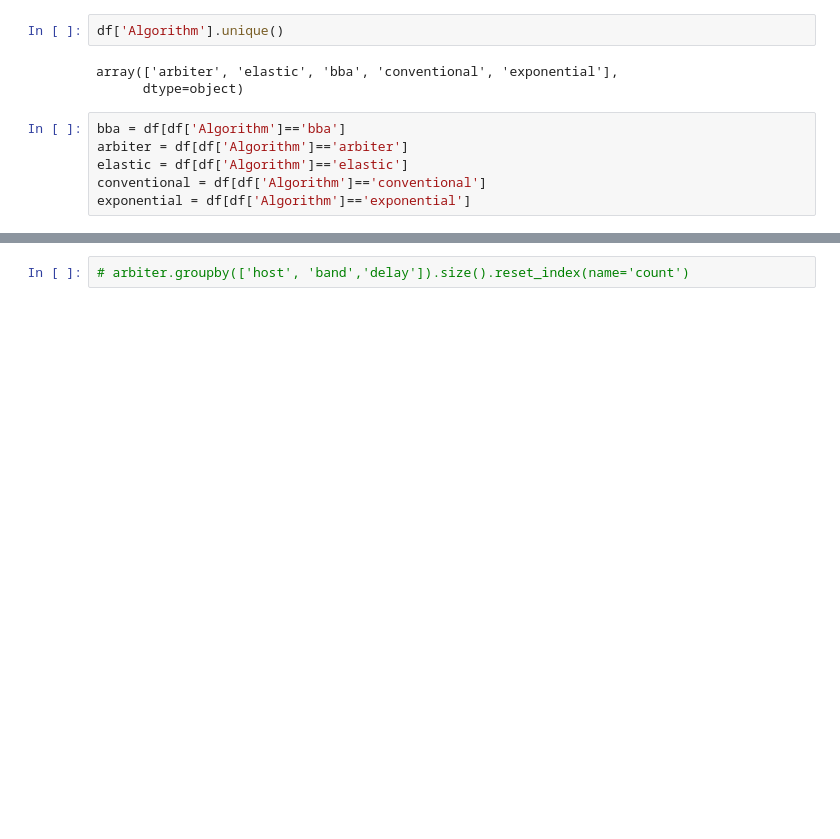
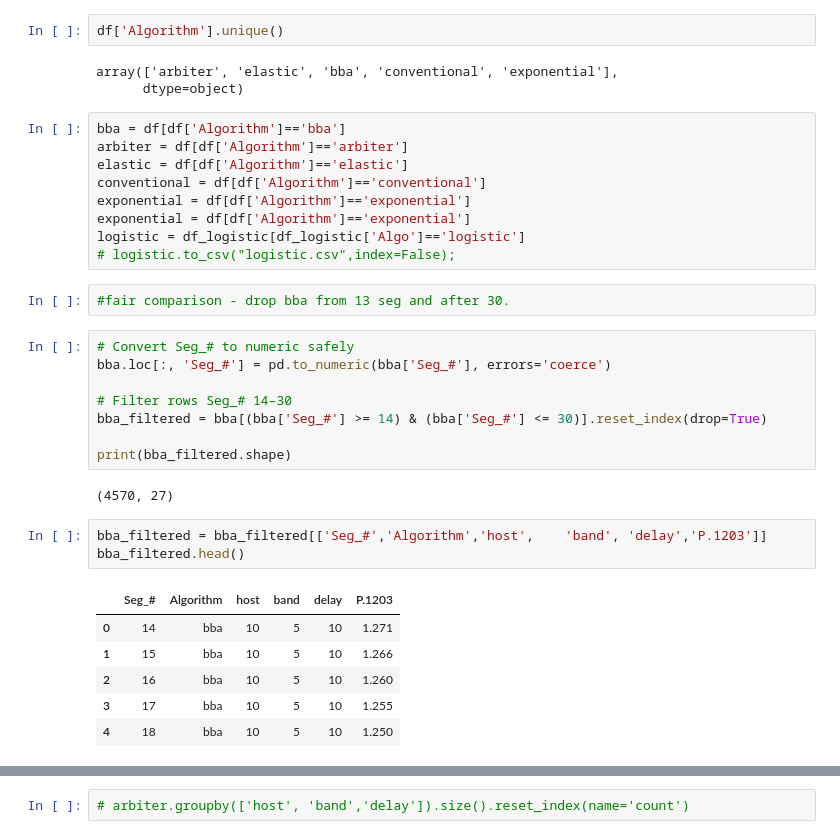
Before and after one commit to razaulmustafa852/adaptive-algorithms, a Jupyter notebook: results.ipynb, the cells around one changed output, grey strips where cells are left out. Drawn from its saved outputs; the diff is of its cells as text; blank space fills up the shorter version.

```diff
--- a/results.ipynb
+++ b/results.ipynb
@@ -41,3 +43,28 @@ arbiter = df[df['Algorithm']=='arbiter']
 elastic = df[df['Algorithm']=='elastic']
 conventional = df[df['Algorithm']=='conventional']
 exponential = df[df['Algorithm']=='exponential']
+exponential = df[df['Algorithm']=='exponential']
+logistic = df_logistic[df_logistic['Algo']=='logistic']
+# logistic.to_csv("logistic.csv",index=False);
+# %%
+#fair comparison - drop bba from 13 seg and after 30.
+# %%
+# Convert Seg_# to numeric safely
+bba.loc[:, 'Seg_#'] = pd.to_numeric(bba['Seg_#'], errors='coerce')
+
+# Filter rows Seg_# 14–30
+bba_filtered = bba[(bba['Seg_#'] >= 14) & (bba['Seg_#'] <= 30)].reset_index(drop=True)
+
+print(bba_filtered.shape)
+# %% [output]
+(4570, 27)
+# %%
+bba_filtered = bba_filtered[['Seg_#','Algorithm','host',	'band',	'delay','P.1203']]
+bba_filtered.head()
+# %% [output]
+|  | Seg_# | Algorithm | host | band | delay | P.1203 |
+| 0 | 14 | bba | 10 | 5 | 10 | 1.271 |
+| 1 | 15 | bba | 10 | 5 | 10 | 1.266 |
+| 2 | 16 | bba | 10 | 5 | 10 | 1.260 |
+| 3 | 17 | bba | 10 | 5 | 10 | 1.255 |
+| 4 | 18 | bba | 10 | 5 | 10 | 1.250 |
```
Also changed, not shown: parts of 11 cells of this notebook.
